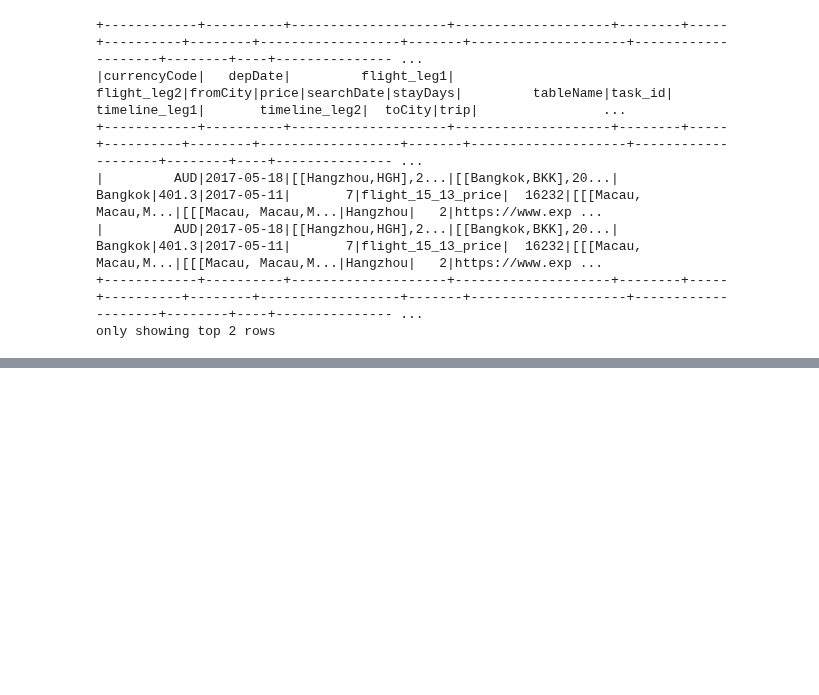
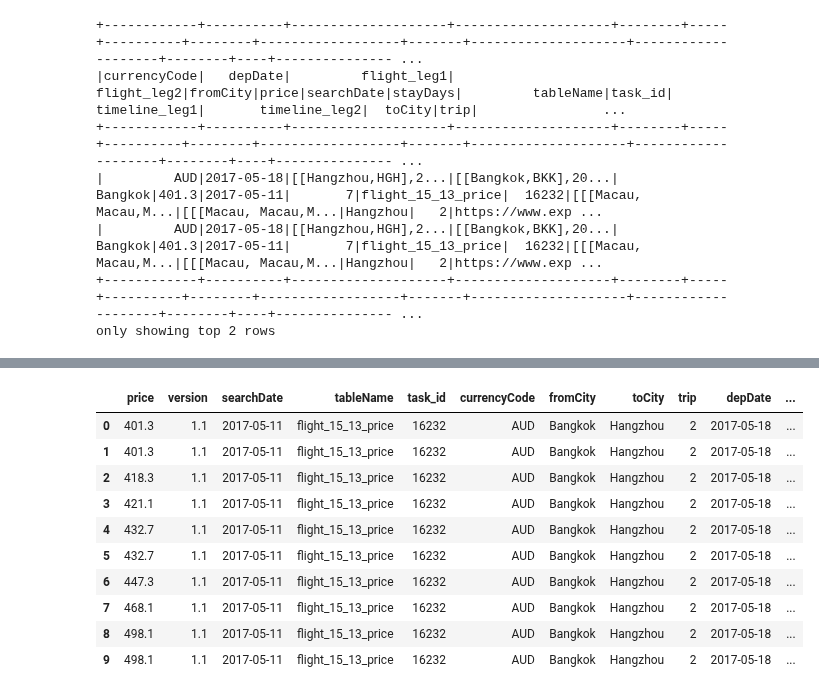
Before and after one commit to zemingyu/flight, a Jupyter notebook: data_ETL.ipynb, the cells around one changed output, grey strips where cells are left out. Drawn from its saved outputs; the diff is of its cells as text; code cells hidden in the pictures; blank space fills up the shorter version.

```diff
--- a/data_ETL.ipynb
+++ b/data_ETL.ipynb
@@ -217,6 +260,8 @@ take_all_level1_str = udf(lambda rows, a: None if rows is None else [None if row
 
 flightv1_1_2 = (flightv1_1.withColumn('trip', col('trip').cast('string'))
                     .withColumn('stayDays', correct_stay_days_UDF(col('trip'), col('stayDays')))
+                    .withColumn('depDate', to_date('depDate'))
+                    .withColumn('searchDate', to_date('searchDate'))
                     .selectExpr('*', 'date_add(depDate, stayDays) as retDate')# this is when the return trip starts, might arrive a day later
                     .withColumn('airline_code', flightv1_1.flight_leg1.carrierSummary.airlineCodes.getItem(0))
                     .withColumn('airline_codes', flightv1_1.flight_leg1.carrierSummary.airlineCodes)
@@ -238,13 +283,19 @@ flightv1_1_2 = (flightv1_1.withColumn('trip', col('trip').cast('string'))
                 .select('*', F.concat(col('airlineCode'), col('flightNumber')).alias('flight_code'))
                 .drop('airlineCode', 'flightNumber')
                 .withColumn('plane', flightv1_1.timeline_leg1.getItem(0).carrier.plane)
-                .withColumn('stops', flightv1_1.flight_leg1.stops)
-                .withColumn('stops_leg2', flightv1_1.flight_leg2.stops)
+                .withColumn('stops', flightv1_1.flight_leg1.stops.cast('byte'))
+                .withColumn('stops_leg2', flightv1_1.flight_leg2.stops.cast('byte'))
+
                 .withColumn('stop_list', flightv1_1.flight_leg1.stop_list)# need to do more work
-                .withColumn('stop_list_leg2', flightv1_1.flight_leg1.stop_list)
+                #.withColumn('stop_duration', take_all_level1_str(flightv1_1.flight_leg1.stop_list, lit('duration')))
+
+                .withColumn('stop_list_leg2', flightv1_1.flight_leg2.stop_list)
+
+
                 .withColumn('noOfTicketsLeft', correct_tickets_left_UDF(flightv1_1.flight_leg1.carrierSummary.noOfTicketsLeft))
+                .withColumn('noOfTicketsLeft', col('noOfTicketsLeft').cast('byte'))
                 .withColumn('noOfTicketsLeft_leg2', correct_tickets_left_UDF(flightv1_1.flight_leg2.carrierSummary.noOfTicketsLeft))
-
+                .withColumn('noOfTicketsLeft_leg2', col('noOfTicketsLeft_leg2').cast('byte'))
                 .withColumn('fromCityAirportCode', flightv1_1.flight_leg1.departureLocation.airportCode)
                 .withColumn('toCityAirportCode', flightv1_1.flight_leg1.arrivalLocation.airportCode)
                 .withColumn('fromCityAirportCode_leg2', flightv1_1.flight_leg2.departureLocation.airportCode)
@@ -453,0 +525,16 @@ None
+# %%
+
+# flightv1_1_2.sample(False, 0.001, 42).toPandas()
+flightv1_1_2.limit(10).toPandas()
+# %% [output]
+|  | price | version | searchDate | tableName | task_id | currencyCode | fromCity | toCity | trip | depDate | ... |
+| 0 | 401.3 | 1.1 | 2017-05-11 | flight_15_13_price | 16232 | AUD | Bangkok | Hangzhou | 2 | 2017-05-18 | ... |
+| 1 | 401.3 | 1.1 | 2017-05-11 | flight_15_13_price | 16232 | AUD | Bangkok | Hangzhou | 2 | 2017-05-18 | ... |
+| 2 | 418.3 | 1.1 | 2017-05-11 | flight_15_13_price | 16232 | AUD | Bangkok | Hangzhou | 2 | 2017-05-18 | ... |
+| 3 | 421.1 | 1.1 | 2017-05-11 | flight_15_13_price | 16232 | AUD | Bangkok | Hangzhou | 2 | 2017-05-18 | ... |
+| 4 | 432.7 | 1.1 | 2017-05-11 | flight_15_13_price | 16232 | AUD | Bangkok | Hangzhou | 2 | 2017-05-18 | ... |
+| 5 | 432.7 | 1.1 | 2017-05-11 | flight_15_13_price | 16232 | AUD | Bangkok | Hangzhou | 2 | 2017-05-18 | ... |
+| 6 | 447.3 | 1.1 | 2017-05-11 | flight_15_13_price | 16232 | AUD | Bangkok | Hangzhou | 2 | 2017-05-18 | ... |
+| 7 | 468.1 | 1.1 | 2017-05-11 | flight_15_13_price | 16232 | AUD | Bangkok | Hangzhou | 2 | 2017-05-18 | ... |
+| 8 | 498.1 | 1.1 | 2017-05-11 | flight_15_13_price | 16232 | AUD | Bangkok | Hangzhou | 2 | 2017-05-18 | ... |
+| 9 | 498.1 | 1.1 | 2017-05-11 | flight_15_13_price | 16232 | AUD | Bangkok | Hangzhou | 2 | 2017-05-18 | ... |
```
Also changed, not shown: parts of 7 cells of this notebook, 1 other file.
